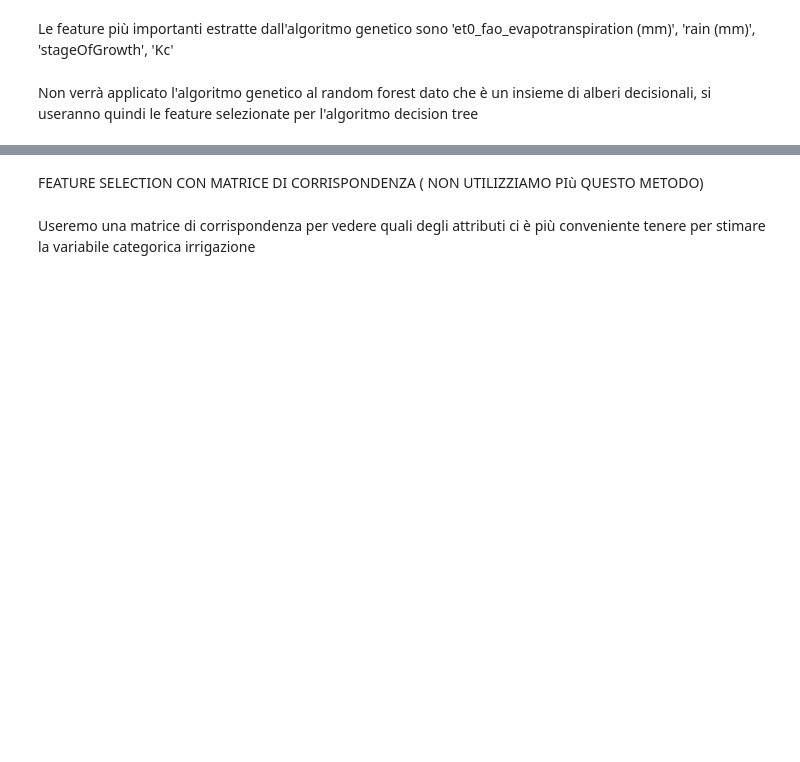
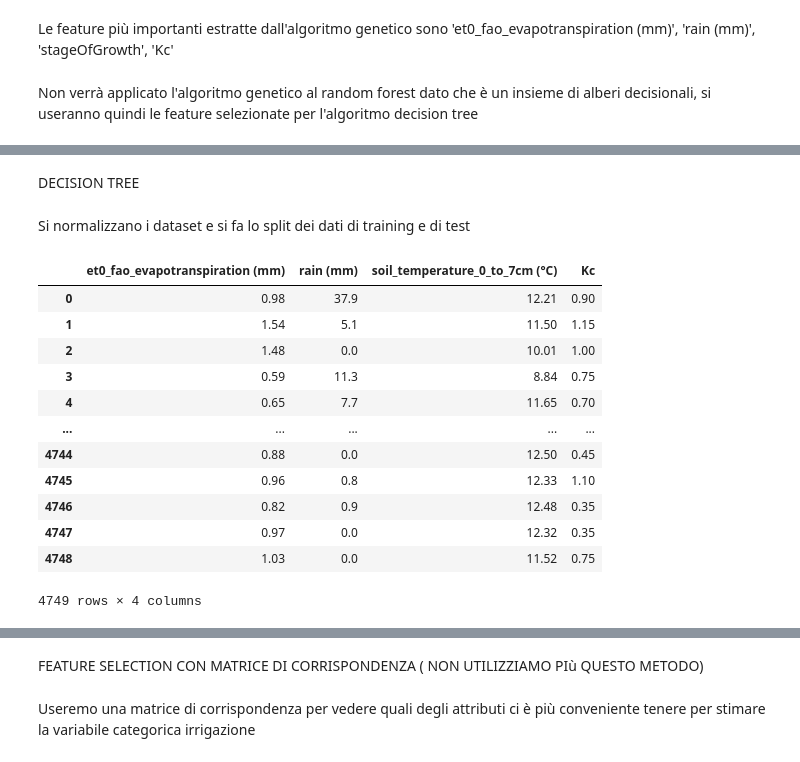
Before and after one commit to benedettoscala/EnIA-FIA, a Jupyter notebook: Pipeline/EnIANotebook.ipynb, the cells around one changed output, grey strips where cells are left out. Cells and saved outputs as stored; diff of their text form; code cells hidden in the pictures; blank space fills up the shorter version.

```diff
--- a/Pipeline/EnIANotebook.ipynb
+++ b/Pipeline/EnIANotebook.ipynb
@@ -383,0 +400,47 @@ Non verrà applicato l'algoritmo genetico al random forest dato che è un insiem
+# %% [markdown]
+DECISION TREE
+# %% [markdown]
+Si normalizzano i dataset e si fa lo split dei dati di training e di test
+# %%
+from sklearn.preprocessing import MinMaxScaler
+
+#usa le feature selezionate dalla ricerca genetica
+irrigazione_X_dt = irrigazione_X[best_solution_decision_tree]
+irrigazione_X_smote_dt = irrigazione_X_smote[best_solution_decision_tree]
+irrigazione_X_under_dt = irrigazione_under[best_solution_decision_tree]
+
+#Inizializza i min max scaler per normalizzare i dati su ogni dataset
+normalizer = MinMaxScaler()
+normalizer_smote = MinMaxScaler()
+normalizer_under = MinMaxScaler()
+
+#addestra il min max scaler sui dataset
+transformer = normalizer.fit(irrigazione_X_dt)
+transformer_smote = normalizer_smote.fit(irrigazione_X_smote_dt)
+transformer_under = normalizer_under.fit(irrigazione_X_under_dt)
+
+#infine applica la normalizzazione sui dataset
+irrigazione_smote_X_normalized = transformer_smote.transform(irrigazione_X_smote_dt)
+irrigazione_X_normalized = transformer.transform(irrigazione_X_dt)
+irrigazione_X_under_normalized = transformer_under.transform(irrigazione_X_under_dt)
+
+#splitta i dataset in train e test
+irr_X_train, irr_X_test, irr_y_train, irr_y_test = train_test_split(irrigazione_X_normalized, irrigazione_y, test_size=0.2)
+irr_X_train_smote, irr_X_test_smote, irr_y_train_smote, irr_y_test_smote = train_test_split(irrigazione_smote_X_normalized, irrigazione_y_smote, test_size=0.2)
+irr_X_train_under, irr_X_test_under, irr_y_train_under, irr_y_test_under = train_test_split(irrigazione_X_under_normalized, irrigazione_under['irrigation'], test_size=0.2)
+# %%
+irrigazione_X_dt
+# %% [output]
+|  | et0_fao_evapotranspiration (mm) | rain (mm) | soil_temperature_0_to_7cm (°C) | Kc |
+| 0 | 0.98 | 37.9 | 12.21 | 0.90 |
+| 1 | 1.54 | 5.1 | 11.50 | 1.15 |
+| 2 | 1.48 | 0.0 | 10.01 | 1.00 |
+| 3 | 0.59 | 11.3 | 8.84 | 0.75 |
+| 4 | 0.65 | 7.7 | 11.65 | 0.70 |
+| ... | ... | ... | ... | ... |
+| 4744 | 0.88 | 0.0 | 12.50 | 0.45 |
+| 4745 | 0.96 | 0.8 | 12.33 | 1.10 |
+| 4746 | 0.82 | 0.9 | 12.48 | 0.35 |
+| 4747 | 0.97 | 0.0 | 12.32 | 0.35 |
+| 4748 | 1.03 | 0.0 | 11.52 | 0.75 |
+4749 rows × 4 columns
```
Also changed, not shown: parts of 11 cells of this notebook.
